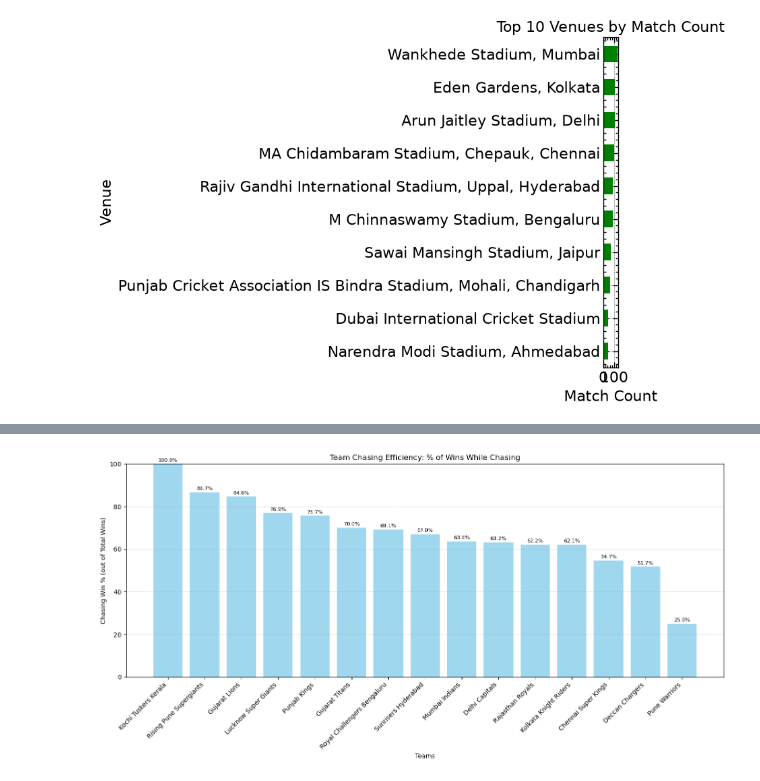
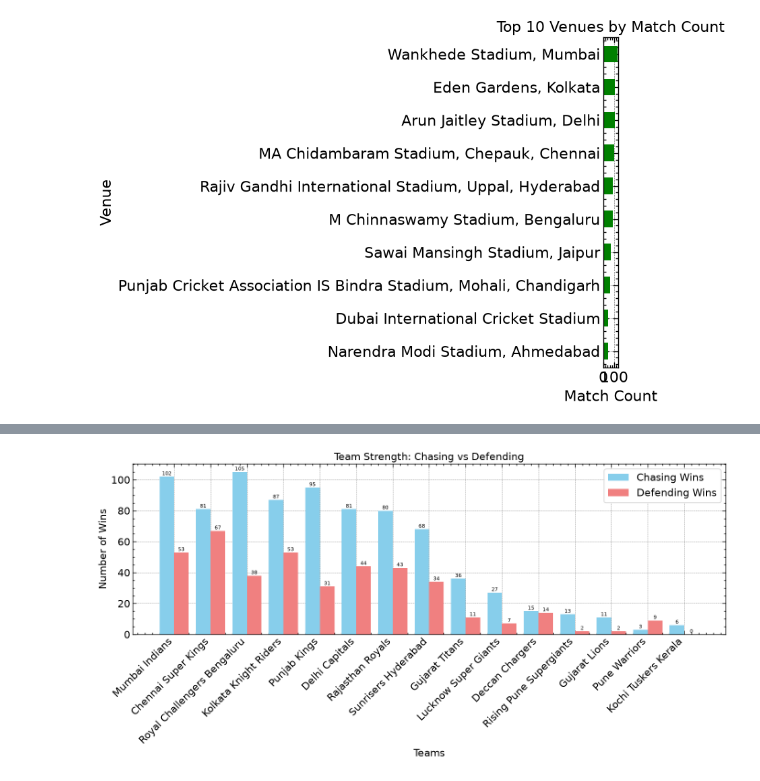
Before and after one commit to Karanveer-Tinna/ipl-cricket-prediction-model, a Jupyter notebook: notebooks/03_eda.ipynb, the cells around one changed output, grey strips where cells are left out. Cells and saved outputs as stored; diff of their text form; code cells hidden in the pictures.

```diff
--- a/notebooks/03_eda.ipynb
+++ b/notebooks/03_eda.ipynb
@@ -313,21 +326,10 @@ plt.show()
 # %%
-import pandas as pd
-import matplotlib.pyplot as plt
+match_df['season'] = pd.to_datetime(match_df['date']).dt.year
 
-# Load the CSV file
-file_path = 'ipl_match_by_match.csv'  # Update this path with your actual file path
-data = pd.read_csv(file_path)
+match_df['toss_winner_wins'] = match_df['toss_winner'] == match_df['winner']
 
-# Extract the season from the date
-data['season'] = pd.to_datetime(data['date']).dt.year
+season_stats = match_df.groupby(['season', 'toss_winner_wins']).size().unstack(fill_value=0)
 
-# Create a new column to check if toss winner won the match
-data['toss_winner_wins'] = data['toss_winner'] == data['winner']
-
-# Group by season and count matches won/lost by toss winners
-season_stats = data.groupby(['season', 'toss_winner_wins']).size().unstack(fill_value=0)
-
-# Create a bar plot for visualization
 season_stats.plot(kind='bar', stacked=True, color=['lightcoral', 'skyblue'], figsize=(12, 6))
 plt.title('Season-wise Toss Winner vs Match Winner')
 plt.ylabel('Number of Matches')
@@ -419,44 +342,34 @@ plt.show()
 # %%
+chasing_stats = match_df[match_df['toss_decision'] == 'field']['winner'].value_counts()
+defending_stats = match_df[match_df['toss_decision'] == 'bat']['winner'].value_counts()
 
-# Count chasing and defending wins
-chasing_stats = data[data['toss_decision'] == 'field']['winner'].value_counts()
-defending_stats = data[data['toss_decision'] == 'bat']['winner'].value_counts()
-
-# Combine into one DataFrame
 win_df = pd.DataFrame({
     'Chasing Wins': chasing_stats,
     'Defending Wins': defending_stats
 }).fillna(0)
 
-# Total wins = chasing + defending
-win_df['Total Wins'] = win_df['Chasing Wins'] + win_df['Defending Wins']
+win_df['Total'] = win_df['Chasing Wins'] + win_df['Defending Wins']
+win_df = win_df.sort_values('Total', ascending=False)
 
-# Calculate chasing win percentage out of total wins
-win_df['Chasing Win %'] = (win_df['Chasing Wins'] / win_df['Total Wins']) * 100
-
-# Sort by chasing win %
-win_df = win_df.sort_values('Chasing Win %', ascending=False)
-
-# Plot
 plt.figure(figsize=(14, 7))
+bar_width = 0.4
 teams = win_df.index
 x = np.arange(len(teams))
-bar_color = 'skyblue'
 
-plt.bar(x, win_df['Chasing Win %'], color=bar_color, alpha=0.8)
+plt.bar(x - bar_width/2, win_df['Chasing Wins'], width=bar_width, color='skyblue', label='Chasing Wins')
+plt.bar(x + bar_width/2, win_df['Defending Wins'], width=bar_width, color='lightcoral', label='Defending Wins')
 
-# Add value labels
-for i, val in enumerate(win_df['Chasing Win %']):
-    plt.text(x[i], val + 1, f'{val:.1f}%', ha='center', fontsize=8)
+for i in range(len(teams)):
+    plt.text(x[i] - bar_width/2, win_df['Chasing Wins'].iloc[i] + 1, int(win_df['Chasing Wins'].iloc[i]), ha='center', fontsize=8)
+    plt.text(x[i] + bar_width/2, win_df['Defending Wins'].iloc[i] + 1, int(win_df['Defending Wins'].iloc[i]), ha='center', fontsize=8)
 
-# Final touches
 plt.xticks(x, teams, rotation=45, ha='right')
-plt.ylabel('Chasing Win % (out of Total Wins)')
+plt.ylabel('Number of Wins')
 plt.xlabel('Teams')
-plt.title('Team Chasing Efficiency: % of Wins While Chasing')
-plt.ylim(0, 100)
+plt.title('Team Strength: Chasing vs Defending')
+plt.legend()
+plt.tight_layout()
 plt.grid(axis='y', linestyle='--', alpha=0.5)
-plt.tight_layout()
 plt.show()
 # %% [output]
-[figure, old version]
+[figure, new version]
```
Also changed, not shown: parts of 14 cells of this notebook.
